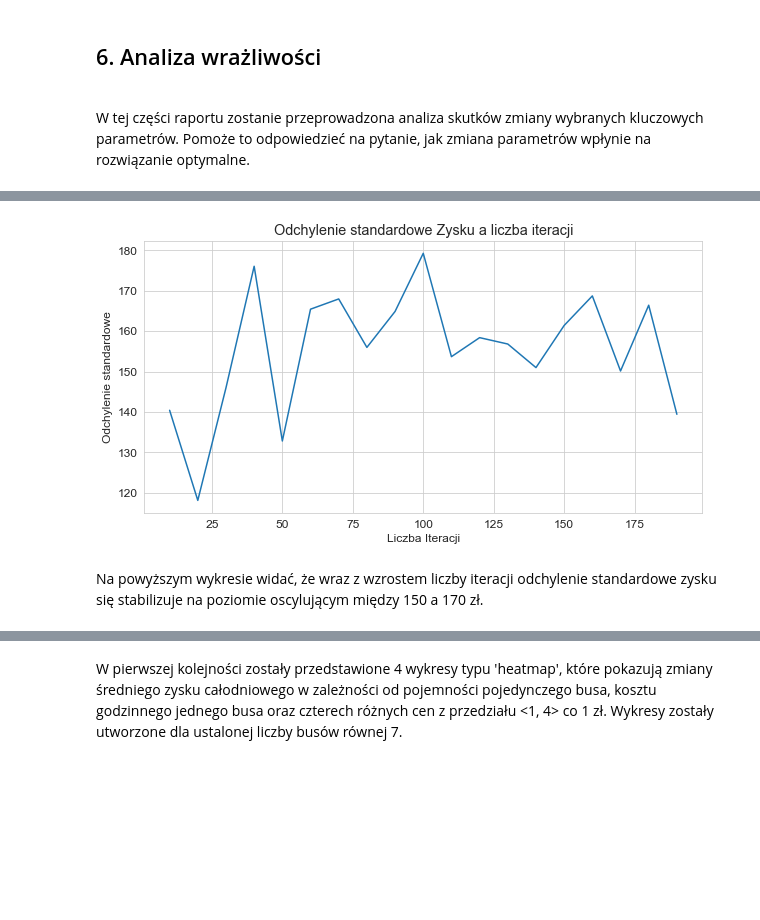
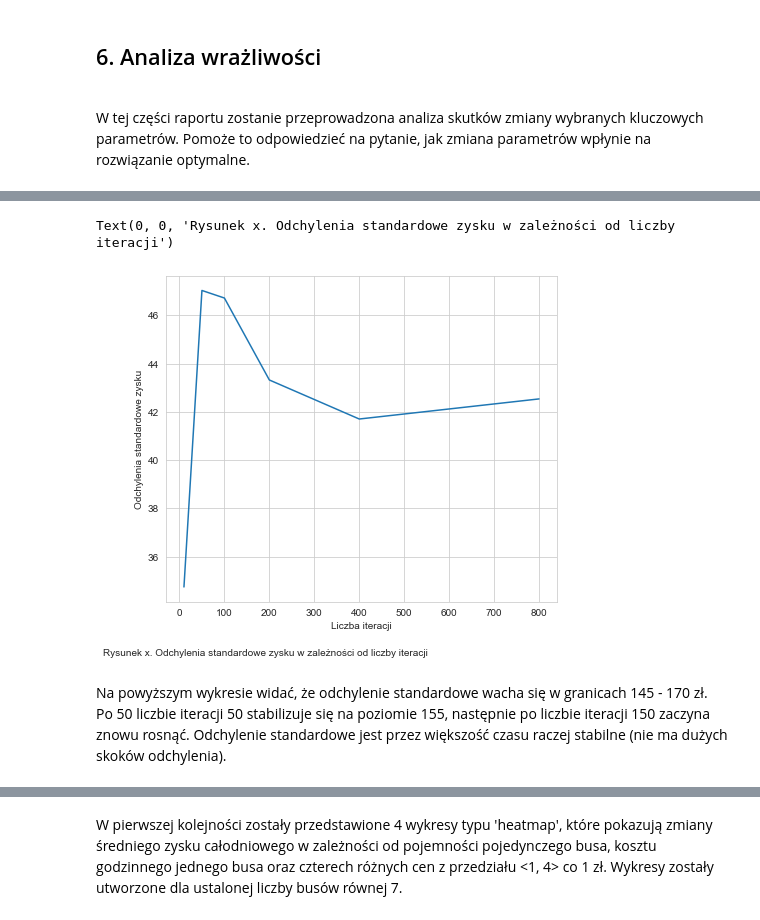
Before and after one commit to fmordarski/Passengers-simulation, a Jupyter notebook: Raport_MZK.ipynb, the cells around one changed output, grey strips where cells are left out. Cells and saved outputs as stored; diff of their text form; code cells hidden in the pictures; blank space fills up the shorter version.

```diff
--- a/Raport_MZK.ipynb
+++ b/Raport_MZK.ipynb
@@ -820,11 +684,12 @@ df_2 = pd.concat([pd.Series(średni_zysk),pd.Series(list(liczba_iteracji)),pd.Se
-# %%
-plt.rcParams.update({'font.size': 12})
-plt.figure(figsize=(10,5))
-sns.lineplot(data=df_2,x='Liczba Iteracji',y='Odchylenie standardowe')
-plt.title('Odchylenie standardowe Zysku a liczba iteracji')
-plt.show()
-# %% [output]
-[figure, removed]
-# %% [markdown]
-Na powyższym wykresie widać, że wraz z wzrostem liczby iteracji odchylenie standardowe zysku się stabilizuje na poziomie oscylującym między 150 a 170 zł.
+# %%
+fig1 = plt.figure(figsize=(7, 6))
+plt.plot(iterations, odchylenia)
+plt.ylabel('Odchylenia standardowe zysku')
+plt.xlabel('Liczba iteracji')
+fig1.text(0, 0, "Rysunek x. Odchylenia standardowe zysku w zależności od liczby iteracji")
+# %% [output]
+Text(0, 0, 'Rysunek x. Odchylenia standardowe zysku w zależności od liczby iteracji')
+[figure, added]
+# %% [markdown]
+Na powyższym wykresie widać, że odchylenie standardowe wacha się w granicach 145 - 170 zł. Po 50 liczbie iteracji 50 stabilizuje się na poziomie 155, następnie po liczbie iteracji 150 zaczyna znowu rosnąć. Odchylenie standardowe jest przez większość czasu raczej stabilne (nie ma dużych skoków odchylenia).
 # %% [markdown]
```
Also changed, not shown: parts of 33 cells of this notebook, 1 other file.
